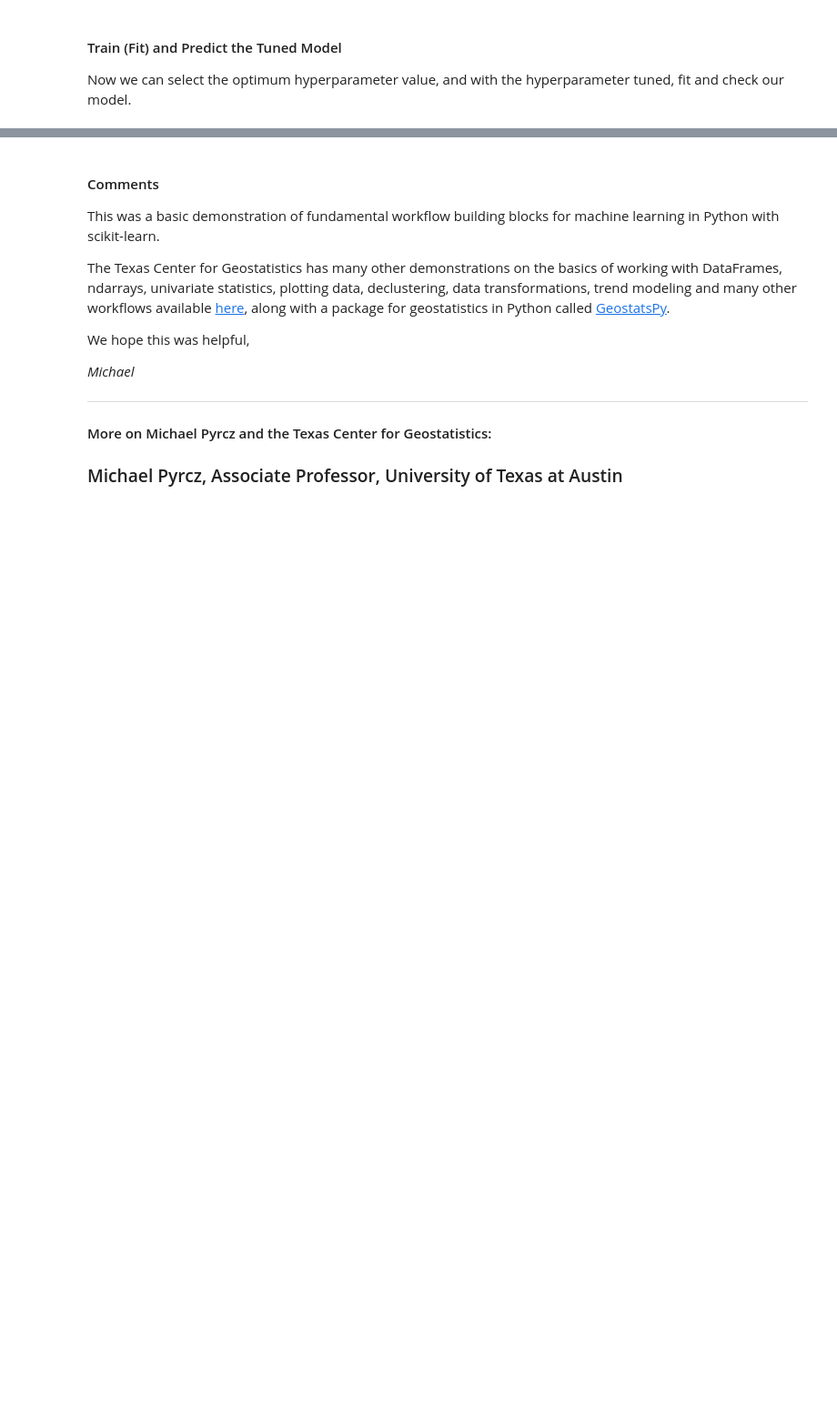
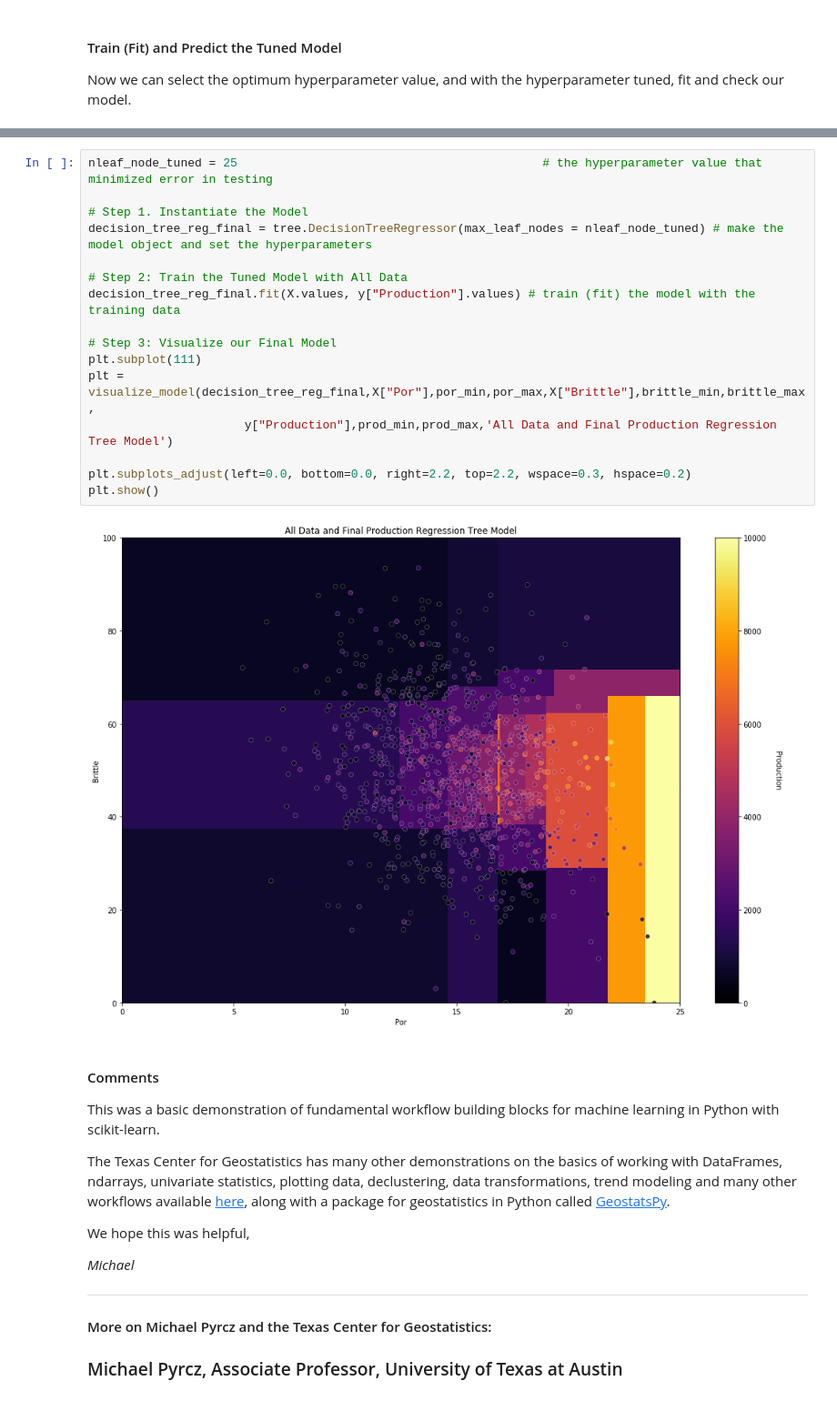
Before and after one commit to GeostatsGuy/PythonNumericalDemos, a Jupyter notebook: PythonDataBasics_MachineLearning.ipynb, the cells around one changed output, grey strips where cells are left out. Shown at 91% size. Drawn from its saved outputs; the diff is of its cells as text; blank space fills up the shorter version.

```diff
--- a/PythonDataBasics_MachineLearning.ipynb
+++ b/PythonDataBasics_MachineLearning.ipynb
@@ -772,3 +780,21 @@ plt.show()
+# %%
+nleaf_node_tuned = 25                                           # the hyperparameter value that minimized error in testing
+
+# Step 1. Instantiate the Model
+decision_tree_reg_final = tree.DecisionTreeRegressor(max_leaf_nodes = nleaf_node_tuned) # make the model object and set the hyperparameters
+
+# Step 2: Train the Tuned Model with All Data
+decision_tree_reg_final.fit(X.values, y["Production"].values) # train (fit) the model with the training data
+
+# Step 3: Visualize our Final Model
+plt.subplot(111)
+plt = visualize_model(decision_tree_reg_final,X["Por"],por_min,por_max,X["Brittle"],brittle_min,brittle_max,
+                      y["Production"],prod_min,prod_max,'All Data and Final Production Regression Tree Model')
+
+plt.subplots_adjust(left=0.0, bottom=0.0, right=2.2, top=2.2, wspace=0.3, hspace=0.2)
+plt.show()
+# %% [output]
+[figure, added]
 # %% [markdown]
 #### Comments
 
```
Also changed, not shown: parts of 7 cells of this notebook.
